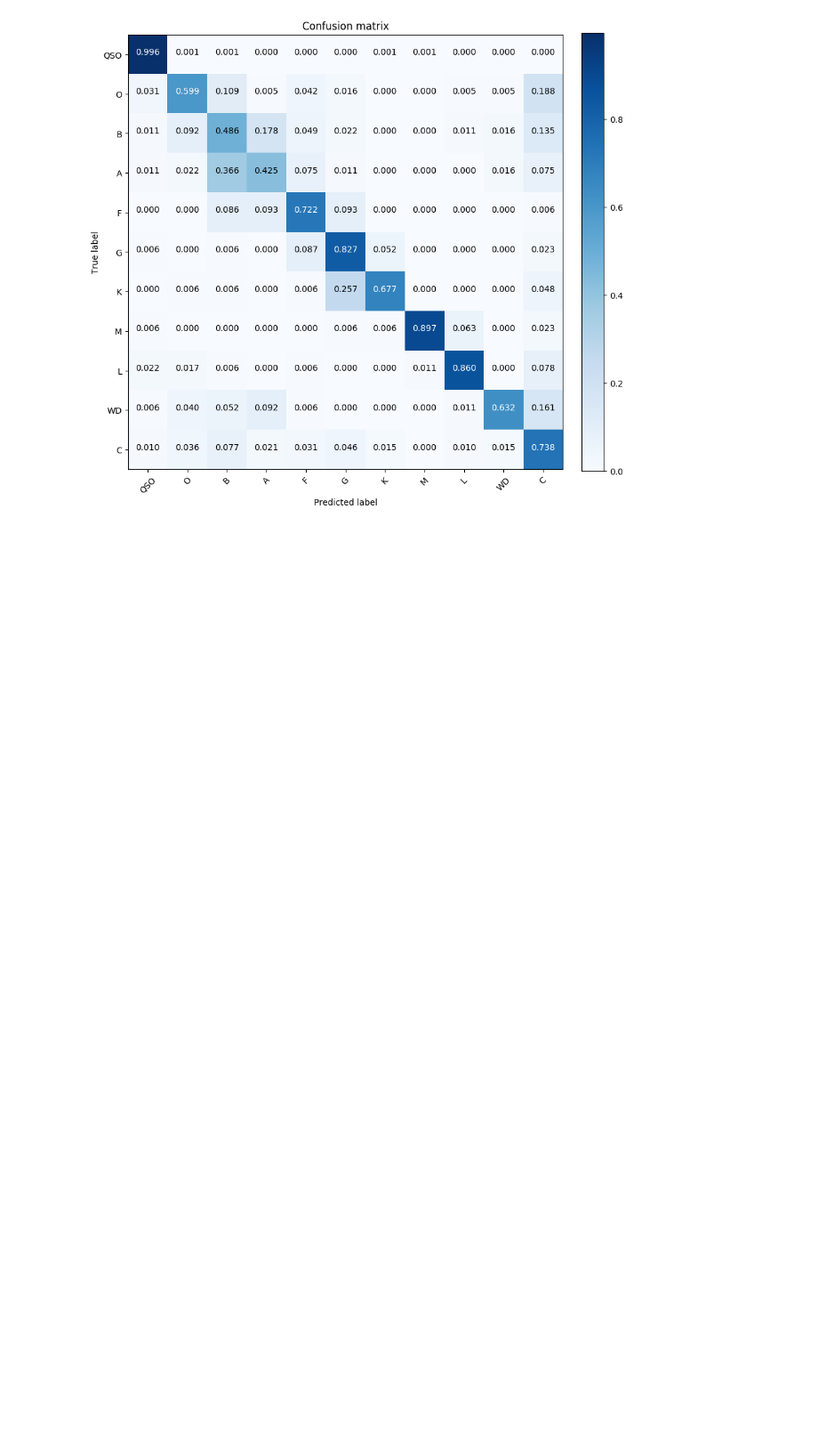
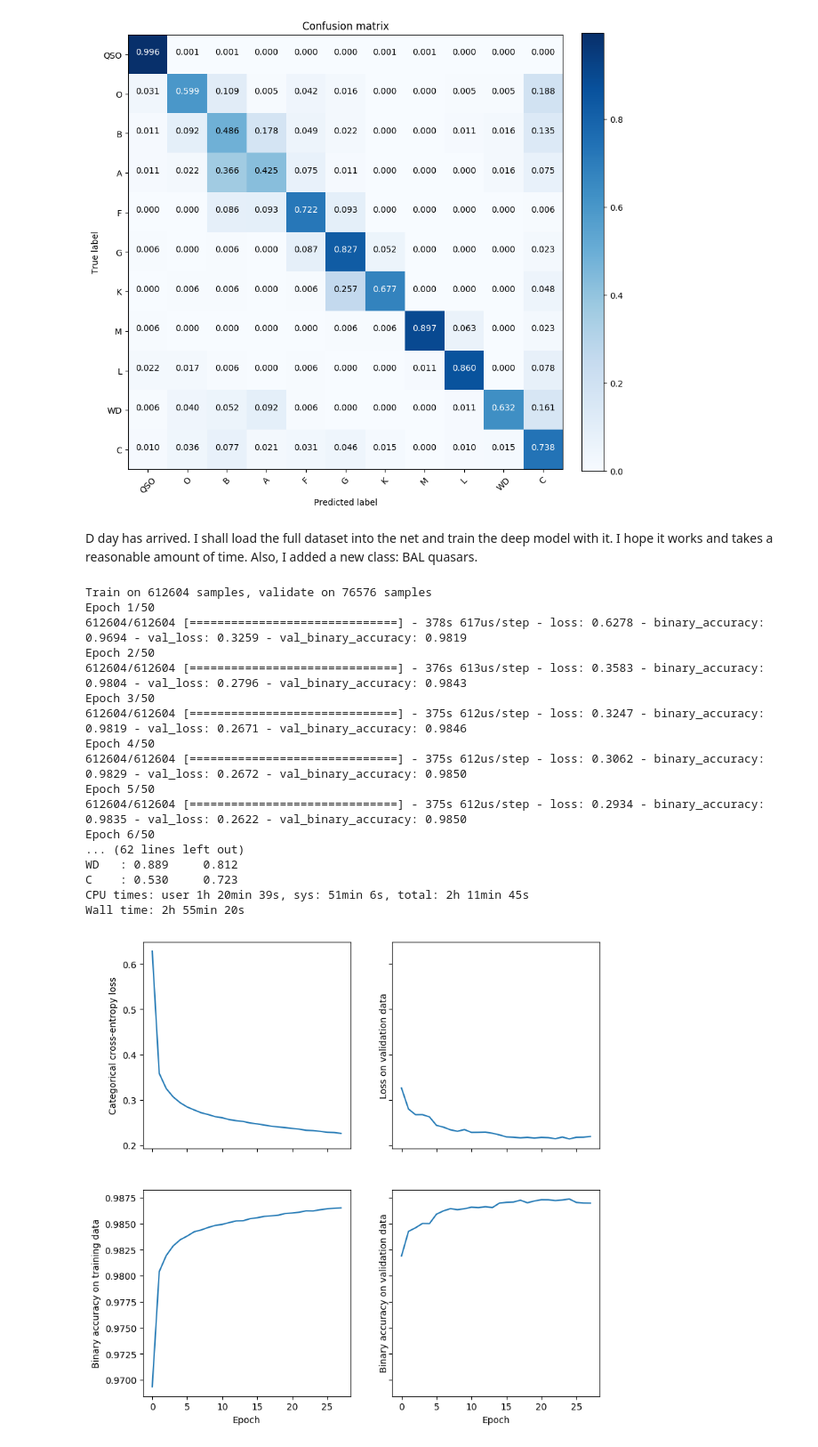
Before and after one commit to ManuelSolimano/mqc-nets, a Jupyter notebook: Colab Notebooks/modelling.ipynb, the cells around one changed output. Shown at 89% size. Drawn from its saved outputs; the diff is of its cells as text; code cells hidden in the pictures; blank space fills up the shorter version.

Commit message:
Ran deep model with full dataset + advances in README

```diff
--- a/Colab Notebooks/modelling.ipynb
+++ b/Colab Notebooks/modelling.ipynb
@@ -91,7 +91,7 @@ def performance_plots(filename, optiparams, histobject, testmetrics):
 
     metadata = histobject.params
     metadata['test_metrics'] = testmetrics
-    metadata['op_params'] = sgdparams
+    metadata['op_params'] = optiparams
 
     metadata = stringify_dict(metadata)
     i = 0
@@ -1012,3 +997,76 @@ WD   : 0.923     0.632
 C    : 0.500     0.738
 [figure]
 [figure]
+# %% [markdown]
+D day has arrived. I shall load the full dataset into the net and train the deep model with it. I hope it works and takes a reasonable amount of time. Also, I added a new class: BAL quasars.
+# %%
+%%time
+def model_deep9_multiclass():
+  """ Same as deep6 but with 12 output units
+  """
+  model = Sequential()
+  model.add(Conv1D(filters=100, kernel_size=7,
+                   strides=1, activation='relu',
+                  input_shape=(433,1)))
+  model.add(Conv1D(filters=100, kernel_size=9,
+                   strides=1, activation='relu'))
+  model.add(Conv1D(filters=100, kernel_size=11,
+                   strides=1, activation='relu'))
+  model.add(Conv1D(filters=100, kernel_size=13,
+                   strides=1, activation='relu'))
+  model.add(Conv1D(filters=100,kernel_size=15,
+                   strides=3, activation='relu'))
+  model.add(Flatten())
+  model.add(Dropout(0.5))
+  model.add(Dense(100, activation='relu'))
+  model.add(Dropout(0.5))
+  model.add(Dense(12, activation='softmax'))
+  return model
+
+data = load_dataset('/content/gdrive/My Drive/mqc-collab/dataset765755_433t_12c.h5')
+
+optiparams=dict(lr=0.001, beta_1=0.9, beta_2=0.999, epsilon=None, decay=1e-6,
+                  amsgrad=True)
+
+earlystop = keras.callbacks.EarlyStopping(monitor='val_loss',
+                              min_delta=0,
+                              patience=3,
+                              verbose=1, mode='auto')
+
+fitparams= dict(epochs=50, batch_size=500, validation_data=data[-1], verbose=1,
+               callbacks=[earlystop])
+
+evalparams = dict(batch_size=1000)
+
+
+trained_model  = compile_train_test(model_deep9_multiclass(), data, optiparams,
+                                    fitparams, evalparams,
+                   'model9', metrics=['binary_accuracy'])
+
+plt.figure(figsize=(9,9))
+labels = ['QSO','BAL', 'O', 'B', 'A', 'F', 'G', 'K', 'M', 'L', 'WD', 'C']
+_, (testx, testy), _ = data
+
+predy = trained_model.predict(testx)
+cm = conf_array(testy, predy)
+plot_confusion_matrix(cm, labels, normalize=True)
+plt.savefig('/content/gdrive/My Drive/mqc-collab/plots/model9_run1_cm.png')
+# %% [output]
+Train on 612604 samples, validate on 76576 samples
+Epoch 1/50
+612604/612604 [==============================] - 378s 617us/step - loss: 0.6278 - binary_accuracy: 0.9694 - val_loss: 0.3259 - val_binary_accuracy: 0.9819
+Epoch 2/50
+612604/612604 [==============================] - 376s 613us/step - loss: 0.3583 - binary_accuracy: 0.9804 - val_loss: 0.2796 - val_binary_accuracy: 0.9843
+Epoch 3/50
+612604/612604 [==============================] - 375s 612us/step - loss: 0.3247 - binary_accuracy: 0.9819 - val_loss: 0.2671 - val_binary_accuracy: 0.9846
+Epoch 4/50
+612604/612604 [==============================] - 375s 612us/step - loss: 0.3062 - binary_accuracy: 0.9829 - val_loss: 0.2672 - val_binary_accuracy: 0.9850
+Epoch 5/50
+612604/612604 [==============================] - 375s 612us/step - loss: 0.2934 - binary_accuracy: 0.9835 - val_loss: 0.2622 - val_binary_accuracy: 0.9850
+Epoch 6/50
+... (62 lines left out)
+WD   : 0.889     0.812
+C    : 0.530     0.723
+CPU times: user 1h 20min 39s, sys: 51min 6s, total: 2h 11min 45s
+Wall time: 2h 55min 20s
+[figure, added]
```
Also changed, not shown: parts of 3 cells of this notebook, 8 other files.
